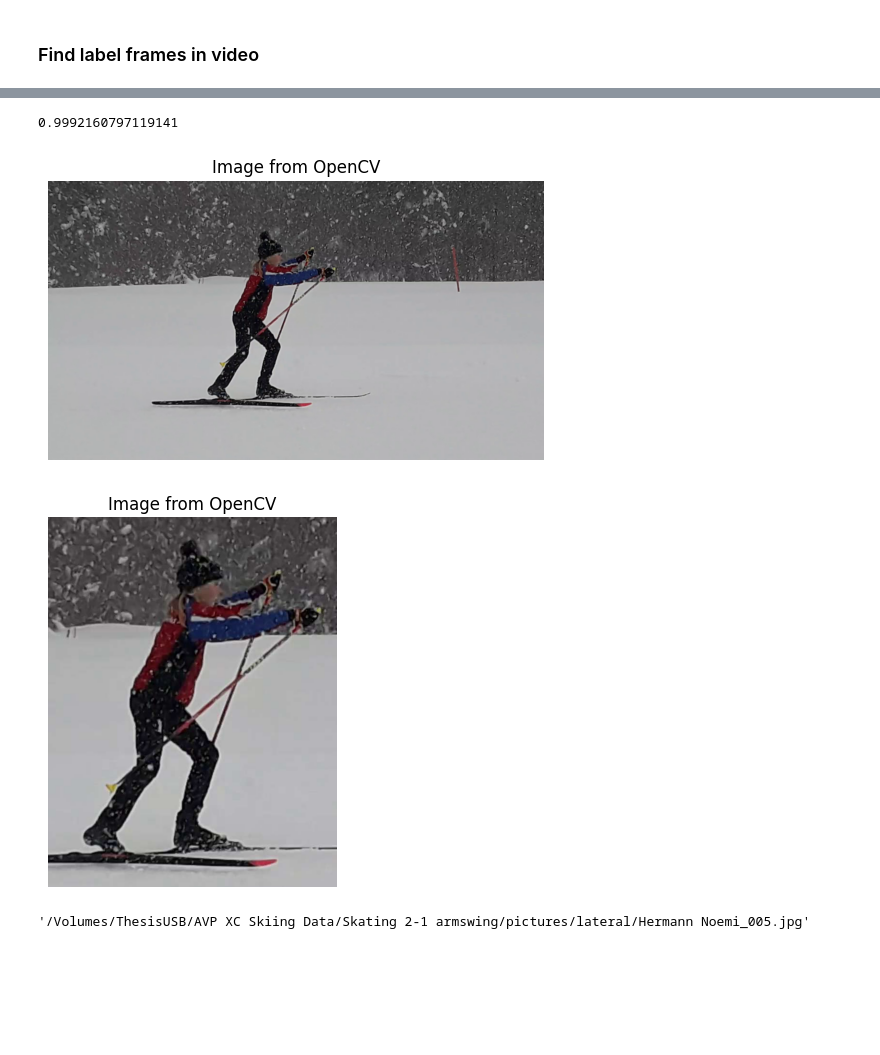
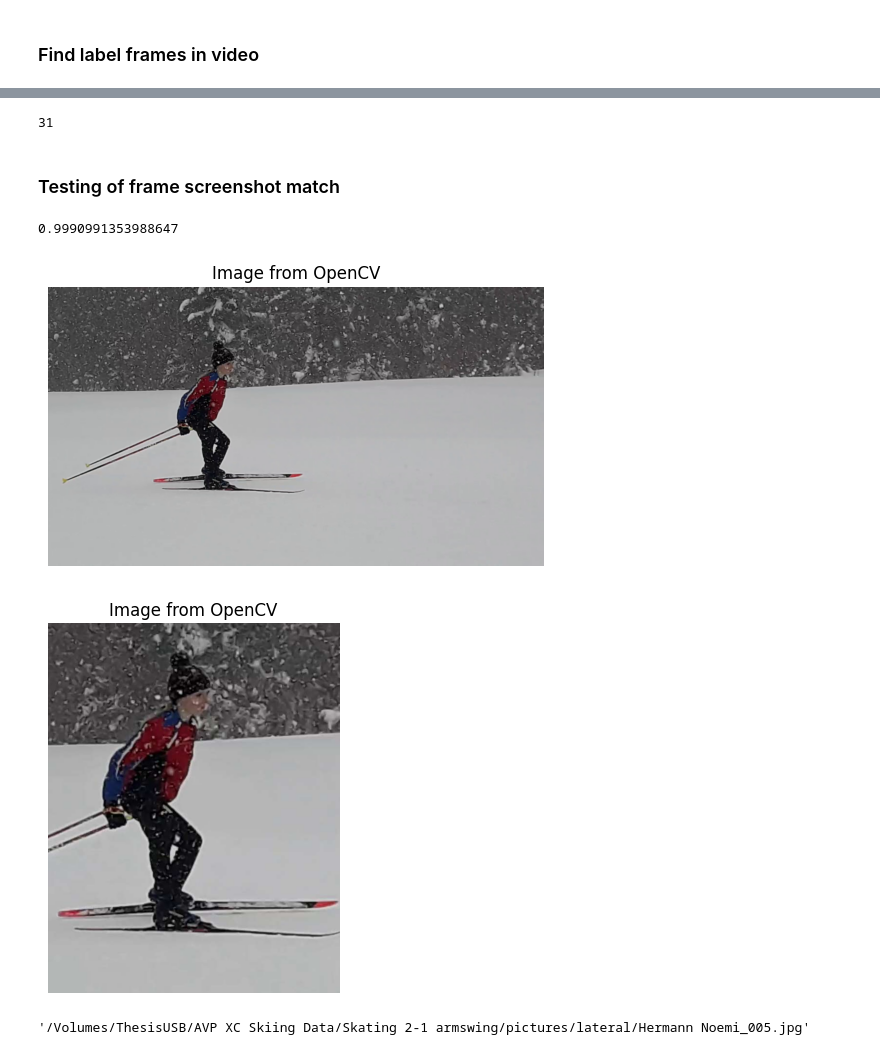
Before and after one commit to MarcWoerner/SkiExtract, a Jupyter notebook: DatasetGeneration.ipynb, the cells around one changed output, grey strips where cells are left out. Saved outputs shown, nothing was run; the diff lists cells and outputs as text; code cells hidden in the pictures; blank space fills up the shorter version.

```diff
--- a/DatasetGeneration.ipynb
+++ b/DatasetGeneration.ipynb
@@ -70,20 +200,26 @@ def plot_frame(image):
+# %%
+len(videos_and_images_dict)
+# %% [output]
+31
+# %% [markdown]
+### Testing of frame screenshot match
 # %%
-path_to_screenshot = "/Volumes/ThesisUSB/AVP XC Skiing Data/Skating 2-1 armswing/pictures/lateral/" + videos_and_images_dict['Hermann Noemi.mp4'][0]
+path_to_screenshot = "/Volumes/ThesisUSB/AVP XC Skiing Data/Skating 2-1 armswing/pictures/lateral/" + videos_and_images_dict['Hermann Noemi.mp4'][1]
 screenshot = cv2.imread(path_to_screenshot, cv2.IMREAD_COLOR)
 
 path_to_frame = "/Volumes/ThesisUSB/AVP XC Skiing Data/Skating 2-1 armswing/videos/lateral/" + "Hermann Noemi.mp4"
 test_cap = cv2.VideoCapture(path_to_frame)
 
-test_cap.set(cv2.CAP_PROP_POS_FRAMES, 84)
+test_cap.set(cv2.CAP_PROP_POS_FRAMES, 63)
 ret, extracted_frame = test_cap.read()
 
 part_of_frame_check(extracted_frame, screenshot)
 plot_frame(extracted_frame)
 plot_frame(screenshot)
 # %% [output]
-0.9992160797119141
+0.9990991353988647
-[figure, old version]
+[figure, new version]
-[figure, old version]
+[figure, new version]
 # %%
 # %% [output]
 '/Volumes/ThesisUSB/AVP XC Skiing Data/Skating 2-1 armswing/pictures/lateral/Hermann Noemi_005.jpg'
```
Also changed, not shown: parts of 10 cells of this notebook.
